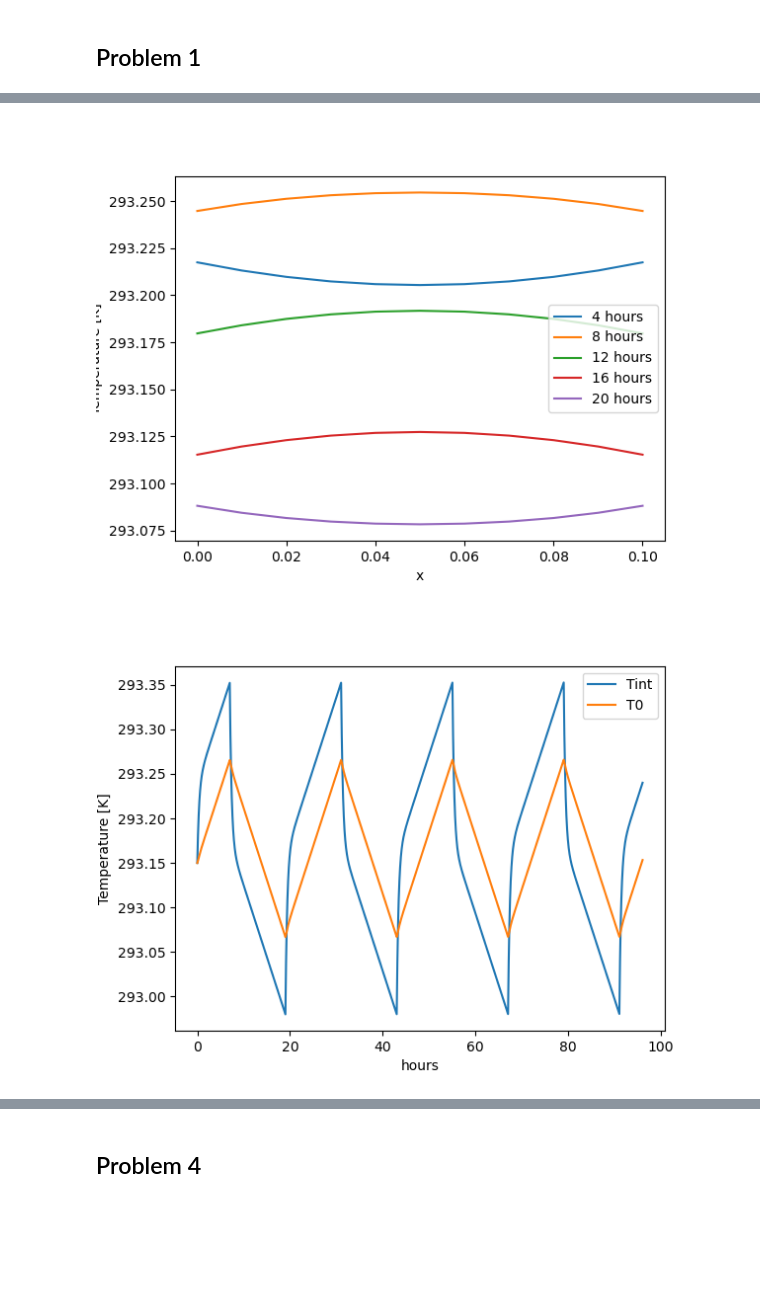
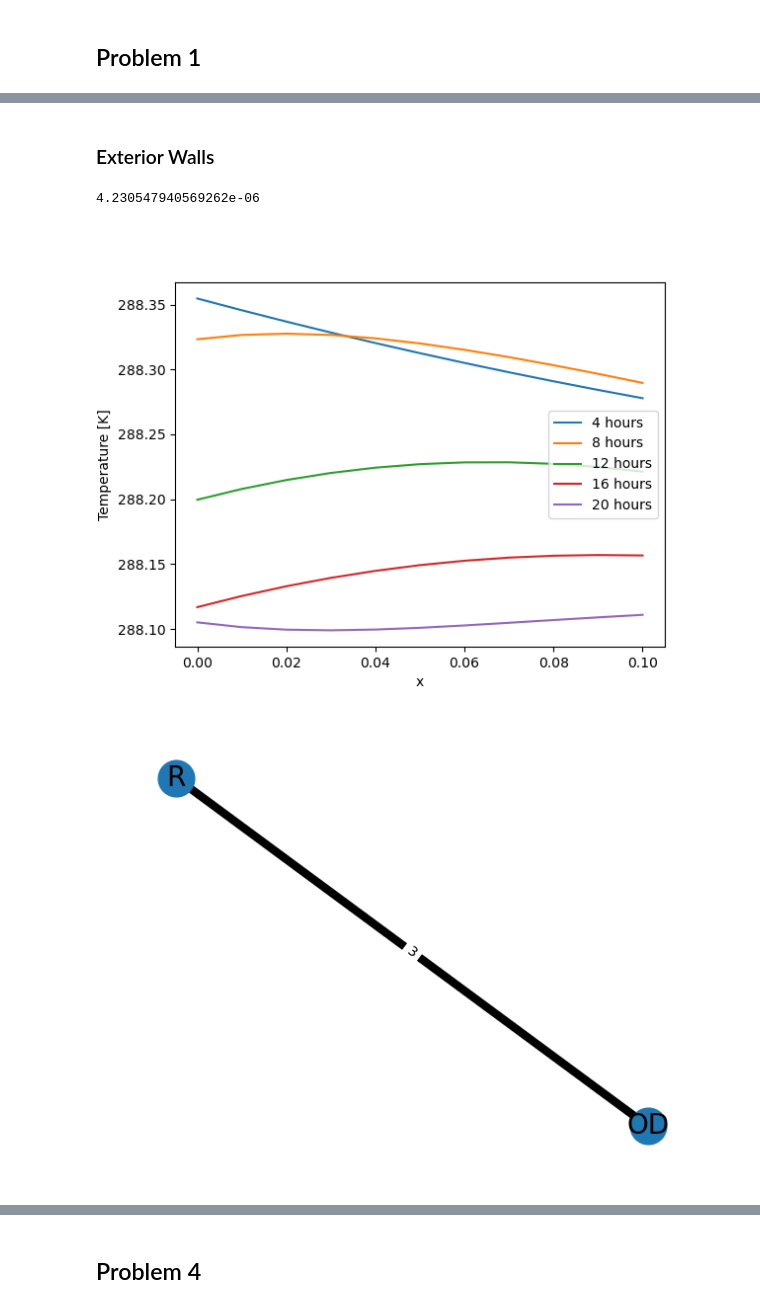
Before and after one commit to nbachand/graphBEM, a Jupyter notebook: InteriorModel.ipynb, the cells around one changed output, grey strips where cells are left out. Drawn from its saved outputs; the diff is of its cells as text; code cells hidden in the pictures; blank space fills up the shorter version.

```diff
--- a/InteriorModel.ipynb
+++ b/InteriorModel.ipynb
@@ -73,34 +86,58 @@ NodeDataView({'R': {'room_kwargs': {'T0': 293.15}, 'vent_kwargs': {'H': 1, 'W':
+# %% [markdown]
+### Exterior Walls
+# %%
+build_sim.bG.G.nodes["R"]["room"].lambda_int
+# %% [output]
+4.230547940569262e-06
 # %%
+roomListOut = [
+    ("R", {}), #room
+    ("OD", {}),# outside
+    ]
+
+connectivityMatrixOut = np.array([
+    [0 , 3],
+    [3 , 0],
+])
+
+bG = abs.BuildingGraph(connectivityMatrixOut, roomListOut)
+bG.updateAllEdges({"wall_kwargs" :wall_kwargs})
+bG.updateAllNodes({
+    "room_kwargs": room_kwargs,
+    "vent_kwargs": vent_kwargs
+    })
+bG.draw()
+
+
 build_sim = abs.BuildingSimulation(**sim_kwargs)
 build_sim.initialize(bG)
+
 build_sim.run()
 
 Tints = build_sim.bG.G.nodes['R']['Tints']
-T_profs = build_sim.bG.G.edges['R', 'R']['T_profs']
-wall = build_sim.bG.G.edges['R', 'R']['wall']
+Touts = build_sim.bG.G.nodes['OD']['Tints']
+T_profs = build_sim.bG.G.edges['R', 'OD']['T_profs']
+wall = build_sim.bG.G.edges['R', 'OD']['wall']
 
-# Tints, T_profs, _ = build_sim.runOld()
-
-# h_profs = np.arange(4, 24, 4)
-# h_profs += 48
 
 # Plotting
 plt.figure()
 plt.plot(build_sim.hours, Tints, label='Tint')
+plt.plot(build_sim.hours, Touts, label='Tout')
 plt.plot(build_sim.hours, T_profs[0, :], label='T0')
 plt.legend()
 plt.xlabel('hours')
 plt.ylabel('Temperature [K]')
 
 plt.figure()
 for h in h_profs:
     i = int(h * 60 * 60 / build_sim.delt)
     plt.plot(wall.x, T_profs[:, i], label=f'{h % 24} hours')
 
 plt.legend()
 plt.xlabel('x')
 plt.ylabel('Temperature [K]')
 plt.show()
 # %% [output]
-[figure, old version]
+[figure, new version]
-[figure, old version]
+[figure, new version]
```
Also changed, not shown: parts of 8 cells of this notebook, 1 other file.
